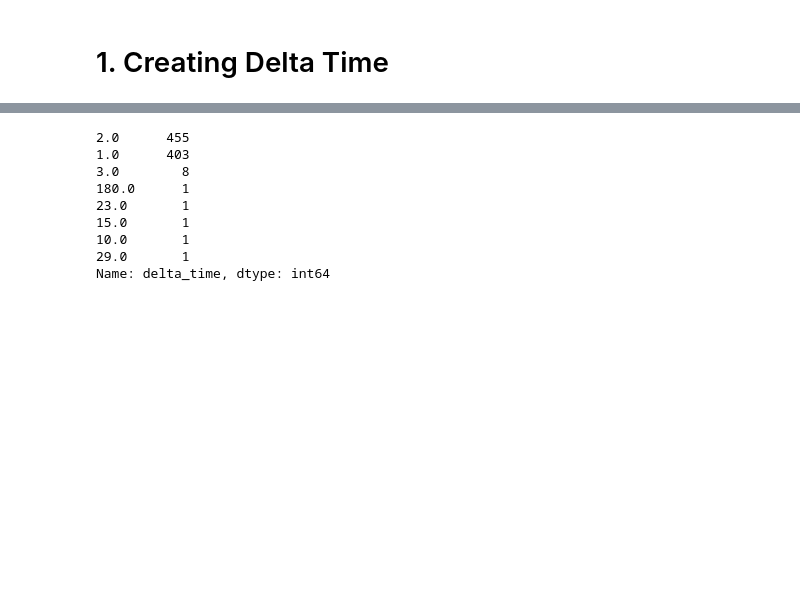
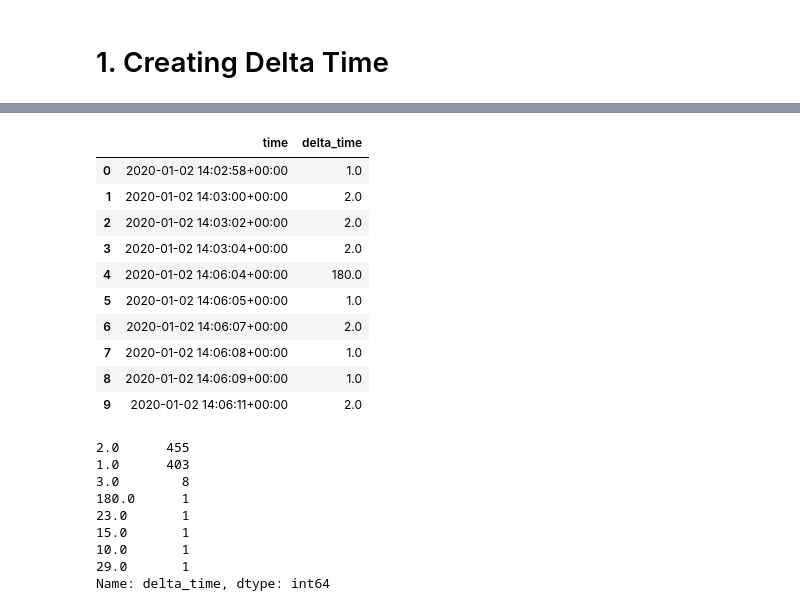
Before and after one commit to ericbauer55/strava-fitness, a Jupyter notebook: src/notebooks/2. Prototyping Sample Time Normalization.ipynb, the cells around one changed output, grey strips where cells are left out. Saved outputs shown, nothing was run; the diff lists cells and outputs as text; code cells hidden in the pictures; blank space fills up the shorter version.

```diff
--- a/src/notebooks/2. Prototyping Sample Time Normalization.ipynb
+++ b/src/notebooks/2. Prototyping Sample Time Normalization.ipynb
@@ -62,6 +62,20 @@ df.head()
 | 2 | 2020-01-02 14:03:02+00:00 | 2975587283 | -1 | 224.2 | 40.042914 | -83.027581 | 1.577974e+09 | 2.0 |
 | 3 | 2020-01-02 14:03:04+00:00 | 2975587283 | -1 | 224.2 | 40.042934 | -83.027644 | 1.577974e+09 | 2.0 |
 | 4 | 2020-01-02 14:06:04+00:00 | 2975587283 | -1 | 224.2 | 40.042900 | -83.027659 | 1.577974e+09 | 180.0 |
+# %%
+df[['time','delta_time']].head(10)
+# %% [output]
+|  | time | delta_time |
+| 0 | 2020-01-02 14:02:58+00:00 | 1.0 |
+| 1 | 2020-01-02 14:03:00+00:00 | 2.0 |
+| 2 | 2020-01-02 14:03:02+00:00 | 2.0 |
+| 3 | 2020-01-02 14:03:04+00:00 | 2.0 |
+| 4 | 2020-01-02 14:06:04+00:00 | 180.0 |
+| 5 | 2020-01-02 14:06:05+00:00 | 1.0 |
+| 6 | 2020-01-02 14:06:07+00:00 | 2.0 |
+| 7 | 2020-01-02 14:06:08+00:00 | 1.0 |
+| 8 | 2020-01-02 14:06:09+00:00 | 1.0 |
+| 9 | 2020-01-02 14:06:11+00:00 | 2.0 |
 # %%
 df['delta_time'].value_counts()
 # %% [output]
```
